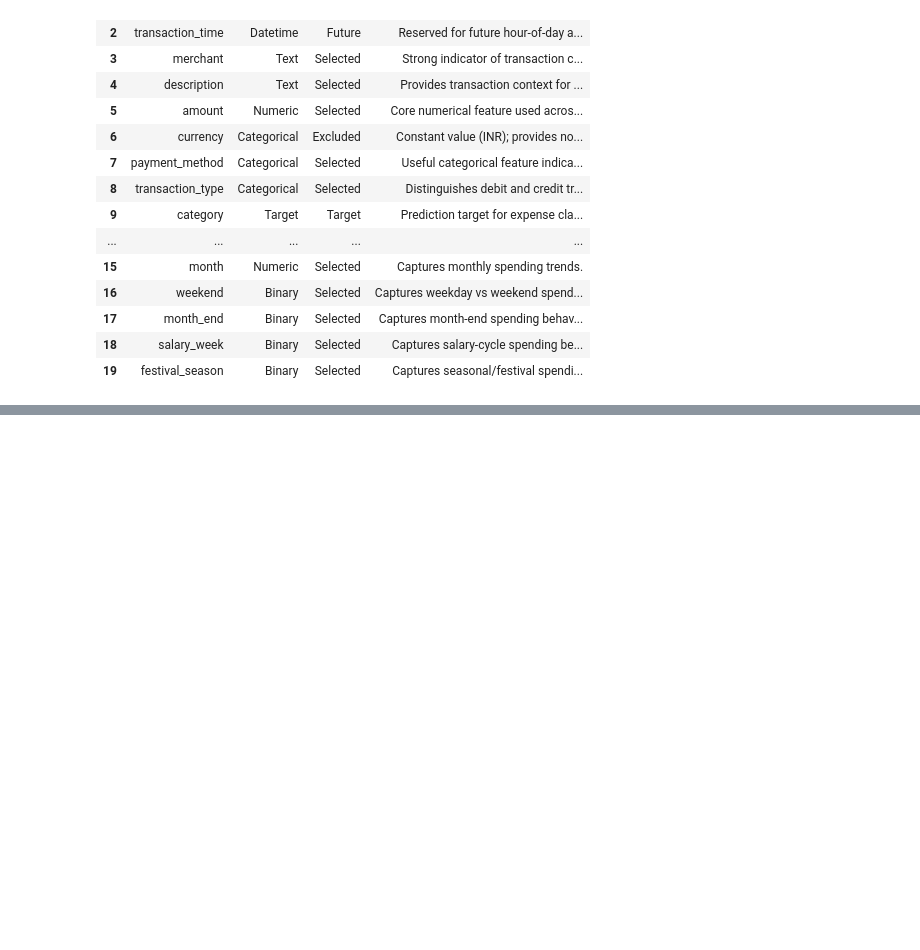
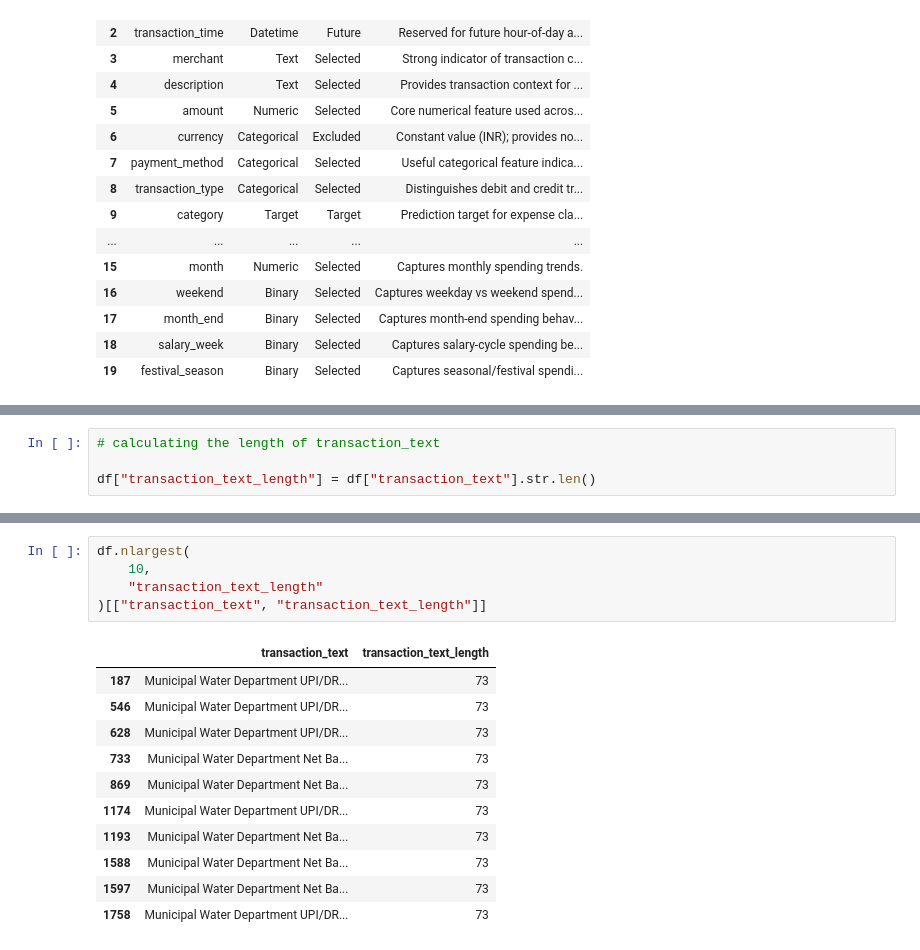
Before and after one commit to SatheMonika04/AI-Financial-Wellness-Coach, a Jupyter notebook: Feature_Engineering/feature_engineering_m.ipynb, the cells around one changed output, grey strips where cells are left out. Cells and saved outputs as stored; diff of their text form; blank space fills up the shorter version.

```diff
--- a/Feature_Engineering/feature_engineering_m.ipynb
+++ b/Feature_Engineering/feature_engineering_m.ipynb
@@ -410,0 +463,4 @@ feature_plan
+# %%
+# calculating the length of transaction_text
+
+df["transaction_text_length"] = df["transaction_text"].str.len()
@@ -410,0 +479,17 @@ feature_plan
+# %%
+df.nlargest(
+    10,
+    "transaction_text_length"
+)[["transaction_text", "transaction_text_length"]]
+# %% [output]
+|  | transaction_text | transaction_text_length |
+| 187 | Municipal Water Department UPI/DR... | 73 |
+| 546 | Municipal Water Department UPI/DR... | 73 |
+| 628 | Municipal Water Department UPI/DR... | 73 |
+| 733 | Municipal Water Department Net Ba... | 73 |
+| 869 | Municipal Water Department Net Ba... | 73 |
+| 1174 | Municipal Water Department UPI/DR... | 73 |
+| 1193 | Municipal Water Department Net Ba... | 73 |
+| 1588 | Municipal Water Department Net Ba... | 73 |
+| 1597 | Municipal Water Department Net Ba... | 73 |
+| 1758 | Municipal Water Department UPI/DR... | 73 |
```
Also changed, not shown: parts of 12 cells of this notebook, 1 other file.
